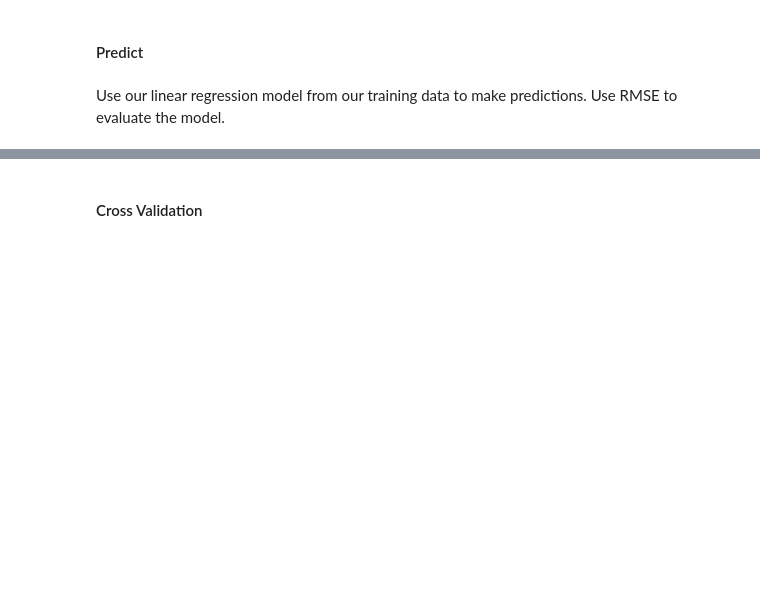
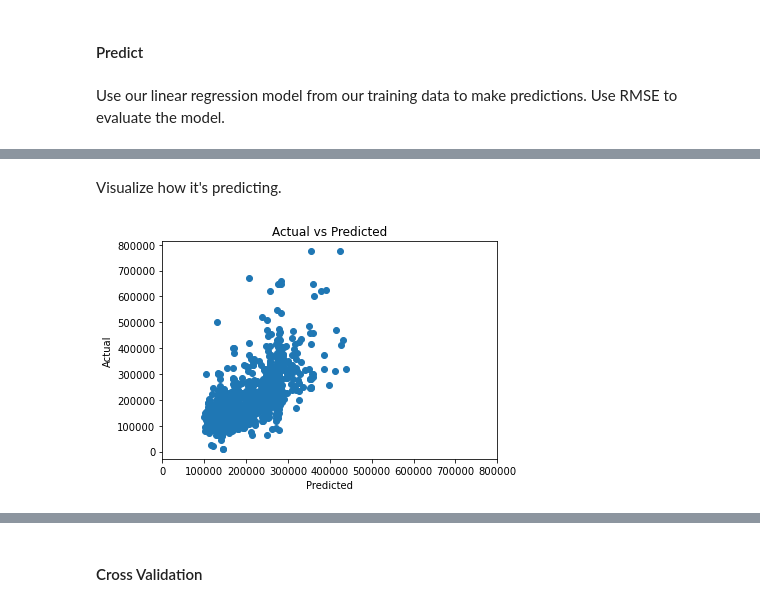
Before and after one commit to jaydenhooper/Predict-House-Prices, a Jupyter notebook: Assignment 1.ipynb, the cells around one changed output, grey strips where cells are left out. Drawn from its saved outputs; the diff is of its cells as text; code cells hidden in the pictures; blank space fills up the shorter version.

Commit message:
updated some model evaluation

```diff
--- a/Assignment 1.ipynb
+++ b/Assignment 1.ipynb
@@ -346,0 +343,3 @@ RMSE on the training set: 56229.3622
+# %%
+def fit_model(model, x, y):
+        return model.predict(x)
@@ -346,0 +350,3 @@ RMSE on the training set: 56229.3622
+# %%
+y_train_predict = fit_model(lr_model, X_train, y_train)
+evaluate_model(y_train, y_train_predict)
@@ -346,0 +373,14 @@ RMSE on the training set: 56229.3622
+# %% [markdown]
+Visualize how it's predicting.
+# %%
+def graph_performance(y_train, y_train_predict):
+    plt.scatter(y_train_predict, y_train)
+    plt.xlabel('Predicted')
+    plt.ylabel('Actual')
+    plt.title('Actual vs Predicted')
+    plt.xlim(0,800000) # get x and y on the same scale
+    plt.show()
+
+graph_performance(y_train, y_train_predict)
+# %% [output]
+[figure, added]
```
Also changed, not shown: parts of 36 cells of this notebook, 1 other file.
